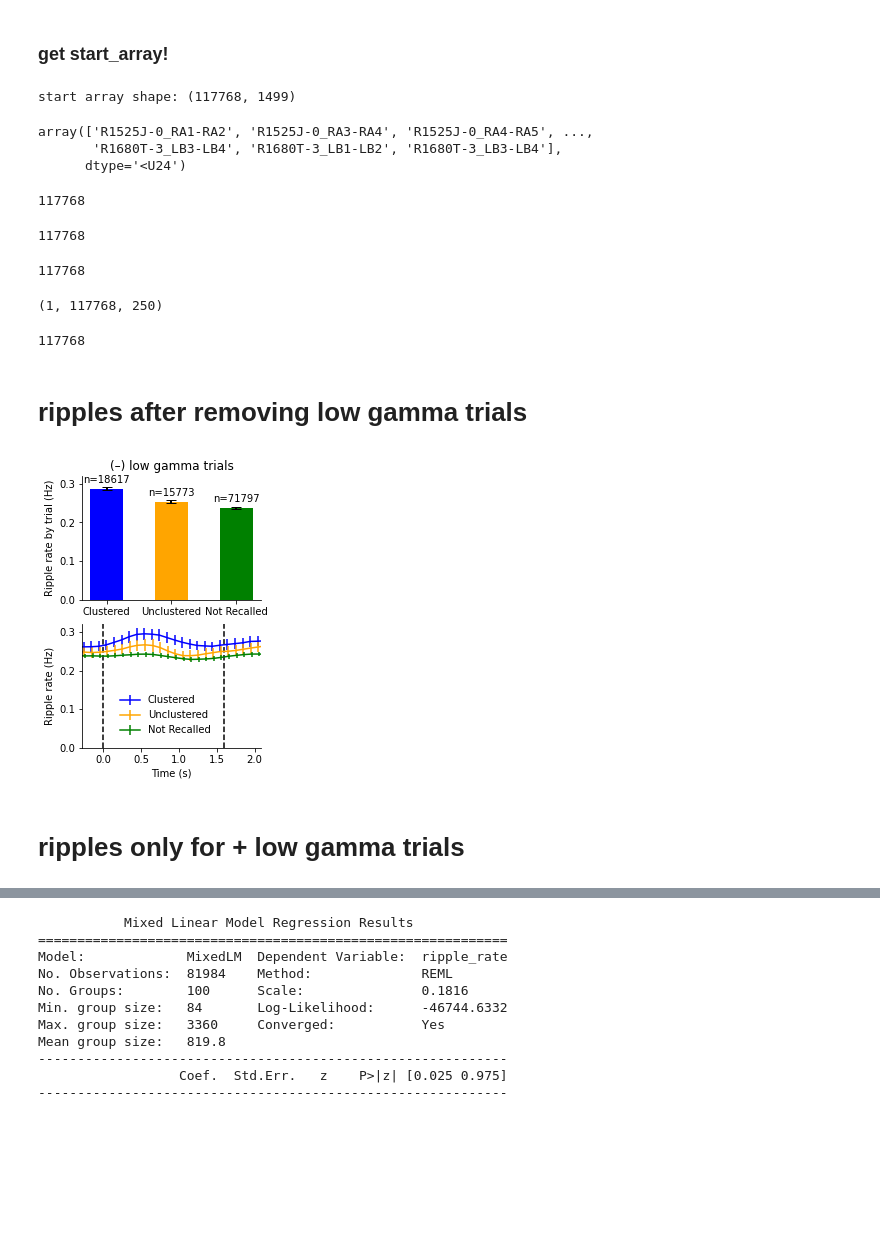
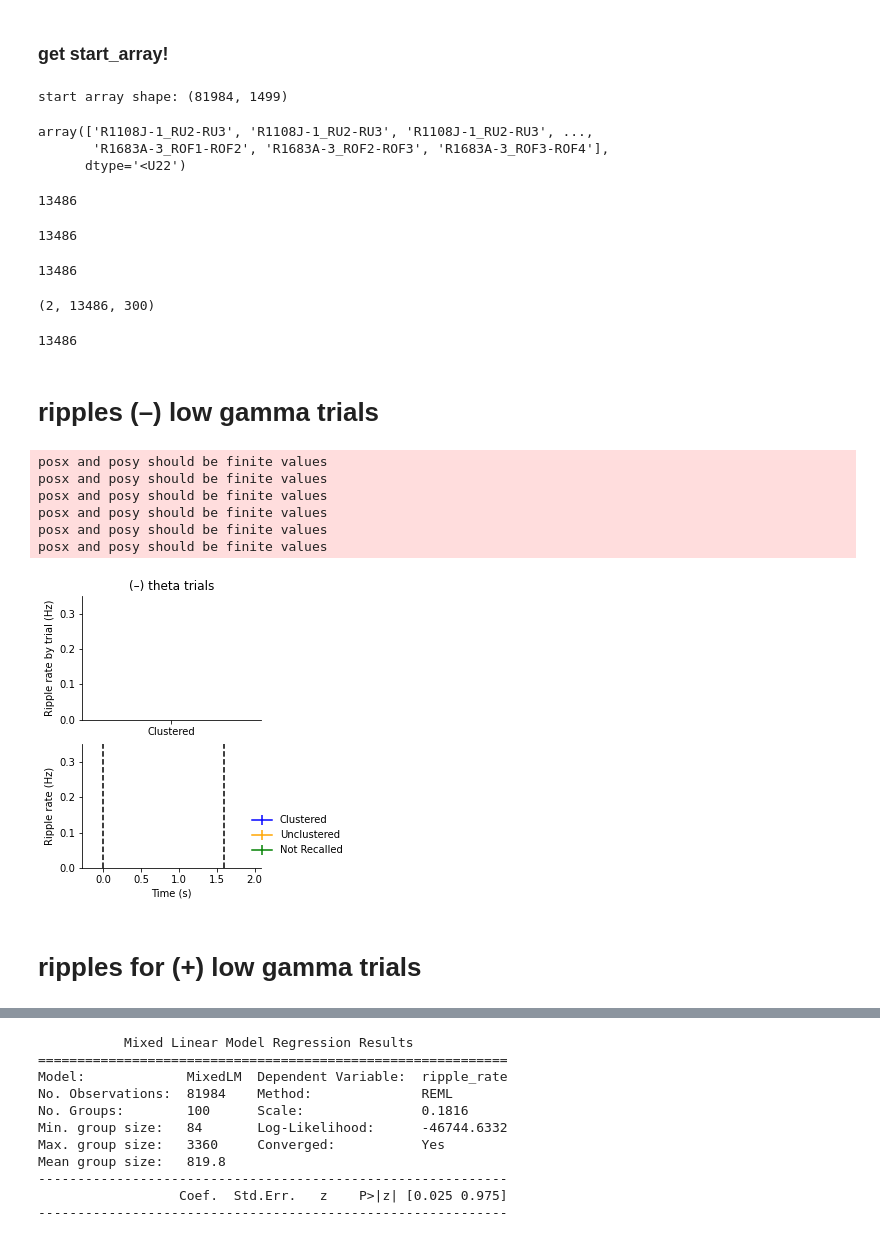
Before and after one commit to jjsakon/SWRrefactored, a Jupyter notebook: code/rippleByGammaThetaPlots.ipynb, the cells around one changed output, grey strips where cells are left out. Drawn from its saved outputs; the diff is of its cells as text; code cells hidden in the pictures; blank space fills up the shorter version.

Commit message:
2024-08-28 fixed up full trial plotting code in rippleByGammaTheta

```diff
--- a/code/rippleByGammaThetaPlots.ipynb
+++ b/code/rippleByGammaThetaPlots.ipynb
@@ -43,14 +43,14 @@ The autoreload extension is already loaded. To reload it, use:
   %reload_ext autoreload
 # %%
 # for now the plotting code only works with one region at a time
-region_name = ['HPC'] # ['ENT'] # ['AMY'] ['HPC']
-subregion = ['ca1'] #['ca1'] # can use [''] to select ALL subregions
+region_name = ['ENT'] # ['ENT'] # ['AMY'] ['HPC']
+subregion = [''] #['ca1'] # can use [''] to select ALL subregions
 task = 'catFR1' # 'catFR1'
 savePath = f'{base}/figures/'
 
 # 1 for encoding, 0 for recall
 encoding_mode_arr = [1] #,1] #[0,1] "
-freq_range_str_arr = [[33.5,75]] #,[7,9],[33.5,75],[80,120]] #[[33.5,75],[80,120]] #,[2,4],[7,9]] # [80,178]
+freq_range_str_arr = [[2,4],[7,9]] #,[7,9],[33.5,75],[80,120]] #[[33.5,75],[80,120]] #,[2,4],[7,9]] # [80,178]
 # these were selecetd to avoid 60 and 120 Hz using np.logspace(np.log10(30),np.log10(75),10)
 
 fs = 500 # sampling rate for raw data and ripples from createEventsForDF.py
@@ -164,5 +164,5 @@ array(['R1004D', 'R1015J', 'R1024E', 'R1031M', 'R1032D', 'R1035M',
 # %%
-gamma_sd_thresh = 2.0
+gamma_sd_thresh = -100#1.5
 remove_first_recalls = 0 # if looking at recall might want to remove first recall of each list
 
 # select a patient?
@@ -210,9 +210,9 @@ elif encoding_mode == 0:
     gamma_time_range = slice(int((3000+ripple_analysis_start)/z_factor),int((3000+ripple_analysis_end)/z_factor)) # +3000 since goes from -3 to 3 s
 
 # check power > thresh in gamma time range
-z_low_gamma_trials = np.mean(sub_Zs[0,:,gamma_time_range],1)>gamma_sd_thresh
+z_low_gamma_trials = np.mean(sub_Zs[0,:,gamma_time_range],1)>=gamma_sd_thresh
 if np.shape(sub_Zs)[0]>1:
-    z_high_gamma_trials = np.mean(sub_Zs[1,:,gamma_time_range],1)>gamma_sd_thresh
+    z_high_gamma_trials = np.mean(sub_Zs[1,:,gamma_time_range],1)>=gamma_sd_thresh
 
 ripple_trials = np.sum(sub_ripples[:,int((-ripple_start_offset+ripple_analysis_start)/sr_factor):
                                    int((-ripple_start_offset+ripple_analysis_end)/sr_factor)],1)>0
@@ -279,7 +279,7 @@ start_array,_ = getStartEndArrays(sub_ripples)
 start_array = start_array[:,1:]
 print(f'start array shape: {np.shape(start_array)}')
 # %% [output]
-start array shape: (117768, 1499)
+start array shape: (81984, 1499)
 # %%
 dd_trials['elec_labels']
 len(dd_trials['elec_labels'][final_sub_idxs])
@@ -288,14 +288,14 @@ len(dd_trials['sess'][final_sub_idxs])
 np.shape(sub_Zs)
 len(sub_clust_ID)
 # %% [output]
-array(['R1525J-0_RA1-RA2', 'R1525J-0_RA3-RA4', 'R1525J-0_RA4-RA5', ...,
-       'R1680T-3_LB3-LB4', 'R1680T-3_LB1-LB2', 'R1680T-3_LB3-LB4'],
-      dtype='<U24')
+array(['R1108J-1_RU2-RU3', 'R1108J-1_RU2-RU3', 'R1108J-1_RU2-RU3', ...,
+       'R1683A-3_ROF1-ROF2', 'R1683A-3_ROF2-ROF3', 'R1683A-3_ROF3-ROF4'],
+      dtype='<U22')
-117768
+13486
-117768
+13486
-117768
+13486
-(1, 117768, 250)
+(2, 13486, 300)
-117768
+13486
 # %% [markdown]
-# ripples after removing low gamma trials
+# ripples (–) low gamma trials
 # %%
@@ -305,17 +306,27 @@ import matplotlib.gridspec as gridspec
 
 # Function parameters
 bin_size = 100  # in ms
-smoothing_triangle = 7  # triangular smoothing window width
+smoothing_triangle = 5  # triangular smoothing window width
 
-bar_ylimits = (0, 0.32)
+bar_ylimits = (0, 0.35)
 
 if remove_low_freq == 1:
     trial_select = ~z_low_gamma_trials
+    freq_range = freq_range_str_arr[0]
 elif remove_low_freq == 2:
     trial_select = ~z_high_gamma_trials
+    freq_range = freq_range_str_arr[1]
 else:
     print('Invalid remove_low_freq selection')
     error
+if 29 < freq_range[0] < 35:
+    freq_label = 'low gamma'
+elif 65 < freq_range[0] < 90:
+    freq_label = 'high gamma'
+elif 1 < freq_range[0] < 3:
+    freq_label = 'theta'
+elif 6 < freq_range[0] < 8:
+    freq_label = 'theta'
 
 ripple_swarm_start = int((-ripple_start_offset+ripple_analysis_start)/sr_factor)
 ripple_swarm_end = int((-ripple_start_offset+ripple_analysis_end)/sr_factor)
@@ -375,7 +386,7 @@ ax_bar.set_ylim(bar_ylimits)
 ax_bar.set_xticklabels(['Clustered', 'Unclustered', 'Not Recalled'], rotation=0, ha="center")
 ax_bar.spines['right'].set_visible(False)
 ax_bar.spines['top'].set_visible(False)
-ax_bar.set_title('(–) low gamma trials')
+ax_bar.set_title(f'(–) {freq_label} trials')
 
 # Add the number of trials above each bar
 n_trials = [np.sum(trial_select & clust_clustered),
@@ -391,10 +402,10 @@ ripple_PSTH_not_recalled, _ = fullPSTH(start_array[trial_select & clust_not_reca
 
 # Bin the start_array to match the PSTH
 n_bins = len(bin_centers)
-binned_start_array = np.array_split(start_array[trial_select & clust_clustered], n_bins, axis=1)
+binned_start_array_clustered = np.array_split(start_array[trial_select & clust_clustered], n_bins, axis=1)
 
 # Calculate the mean and SE for each bin
-se_clustered = [np.std(bin_data*fs, axis=1) / np.sqrt(bin_data.shape[0]) for bin_data in binned_start_array]
+se_clustered = [np.std(bin_data*fs, axis=1) / np.sqrt(bin_data.shape[0]) for bin_data in binned_start_array_clustered]
 se_clustered = np.mean(se_clustered, axis=1)
 
 binned_start_array_unclustered = np.array_split(start_array[trial_select & clust_unclustered], n_bins, axis=1)
@@ -402,37 +413,43 @@ se_unclustered = [np.std(bin_data*fs, axis=1) / np.sqrt(bin_data.shape[0]) for b
 se_unclustered = np.mean(se_unclustered, axis=1)
 
 if encoding_mode == 1:
     binned_start_array_not_recalled = np.array_split(start_array[trial_select & clust_not_recalled], n_bins, axis=1)
     se_not_recalled = [np.std(bin_data*fs, axis=1) / np.sqrt(bin_data.shape[0]) for bin_data in binned_start_array_not_recalled]
     se_not_recalled = np.mean(se_not_recalled, axis=1)
 
 # Plot the PSTH for each group with error bars
 ax_psth = fig.add_subplot(gs[1, :])
 ax_psth.errorbar(bin_centers / 1000-0.01, ripple_PSTH_clustered, yerr=se_clustered, label='Clustered', color=palette['Clustered'], capsize=0)
 ax_psth.errorbar(bin_centers / 1000, ripple_PSTH_unclustered, yerr=se_unclustered, label='Unclustered', color=palette['Unclustered'], capsize=0)
 if encoding_mode == 1:
     ax_psth.errorbar(bin_centers / 1000+0.01, ripple_PSTH_not_recalled, yerr=se_not_recalled, label='Not Recalled', color=palette['Not Recalled'], capsize=0)
     ax_psth.axvline(x=0.0, color='black', linestyle='--')
     ax_psth.axvline(x=1.6, color='black', linestyle='--')
     ax_psth.set_xlim(-0.28, 2.08)
 elif encoding_mode == 0:
     ax_psth.set_xlim(-2.0, 2.0)
 ax_psth.set_xlabel('Time (s)')
 ax_psth.set_ylim(0, bar_ylimits[1])
 ax_psth.set_ylabel('Ripple rate (Hz)')
 ax_psth.spines['right'].set_visible(False)
 ax_psth.spines['top'].set_visible(False)
 
 # Add legend to the bottom plot
-ax_psth.legend(bbox_to_anchor=(0.77,0.5), frameon=False)
+ax_psth.legend(bbox_to_anchor=(0.9,0.5), frameon=False)
 
 # plt.tight_layout()
 plt.show()
 a=1;
 # %% [output]
+posx and posy should be finite values
+posx and posy should be finite values
+posx and posy should be finite values
+posx and posy should be finite values
+posx and posy should be finite values
+posx and posy should be finite values
-[figure, old version]
+[figure, new version]
 # %% [markdown]
-# ripples only for + low gamma trials
+# ripples for (+) low gamma trials
 # %%
 # Function parameters
 bin_size = 100  # in ms
```
Also changed, not shown: parts of 10 cells of this notebook, 1 other file.
